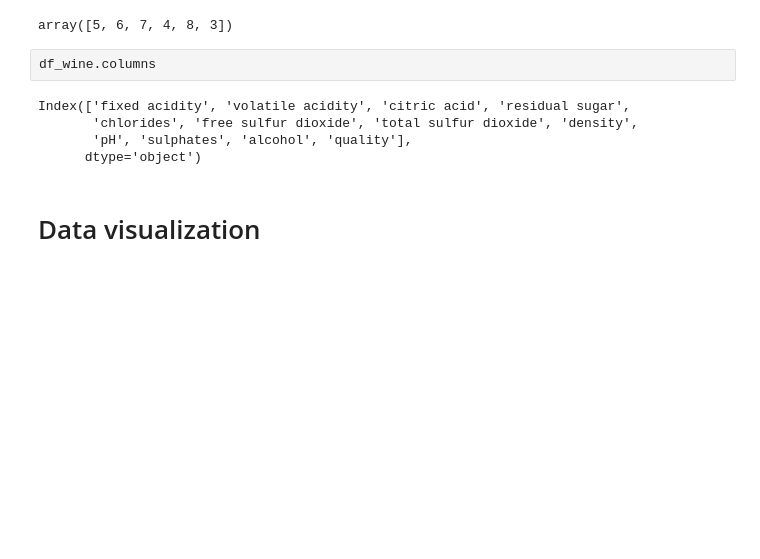
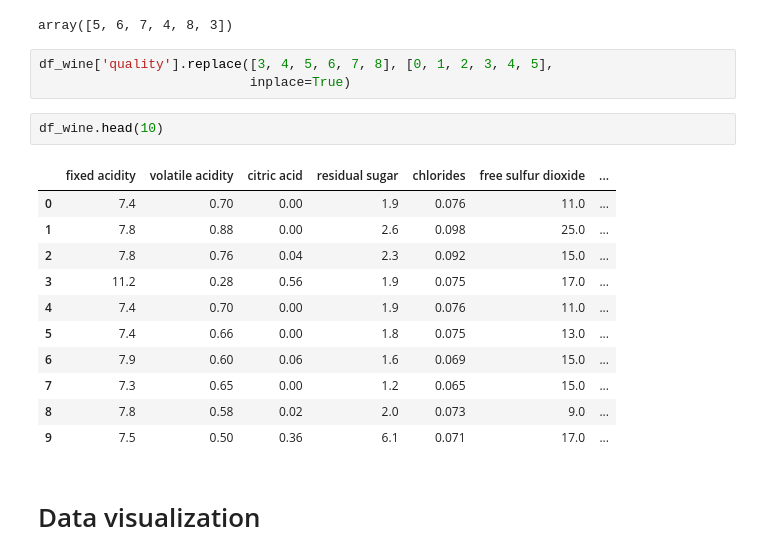
Before and after one commit to victorpecine/wine_prediction_pytorch, a Jupyter notebook: wine_prediction_pytorch.ipynb, the cells around one changed output. Drawn from its saved outputs; the diff is of its cells as text; blank space fills up the shorter version.

```diff
--- a/wine_prediction_pytorch.ipynb
+++ b/wine_prediction_pytorch.ipynb
@@ -86,13 +94,23 @@ memory usage: 150.0 KB
 df_wine['quality'].unique()
 # %% [output]
 array([5, 6, 7, 4, 8, 3])
-# %%
-df_wine.columns
-# %% [output]
-Index(['fixed acidity', 'volatile acidity', 'citric acid', 'residual sugar',
-       'chlorides', 'free sulfur dioxide', 'total sulfur dioxide', 'density',
-       'pH', 'sulphates', 'alcohol', 'quality'],
-      dtype='object')
+# %%
+df_wine['quality'].replace([3, 4, 5, 6, 7, 8], [0, 1, 2, 3, 4, 5],
+                           inplace=True)
+# %%
+df_wine.head(10)
+# %% [output]
+|  | fixed acidity | volatile acidity | citric acid | residual sugar | chlorides | free sulfur dioxide | ... |
+| 0 | 7.4 | 0.70 | 0.00 | 1.9 | 0.076 | 11.0 | ... |
+| 1 | 7.8 | 0.88 | 0.00 | 2.6 | 0.098 | 25.0 | ... |
+| 2 | 7.8 | 0.76 | 0.04 | 2.3 | 0.092 | 15.0 | ... |
+| 3 | 11.2 | 0.28 | 0.56 | 1.9 | 0.075 | 17.0 | ... |
+| 4 | 7.4 | 0.70 | 0.00 | 1.9 | 0.076 | 11.0 | ... |
+| 5 | 7.4 | 0.66 | 0.00 | 1.8 | 0.075 | 13.0 | ... |
+| 6 | 7.9 | 0.60 | 0.06 | 1.6 | 0.069 | 15.0 | ... |
+| 7 | 7.3 | 0.65 | 0.00 | 1.2 | 0.065 | 15.0 | ... |
+| 8 | 7.8 | 0.58 | 0.02 | 2.0 | 0.073 | 9.0 | ... |
+| 9 | 7.5 | 0.50 | 0.36 | 6.1 | 0.071 | 17.0 | ... |
 # %% [markdown]
 # Data visualization
 # %%
```
Also changed, not shown: parts of 29 cells of this notebook.
